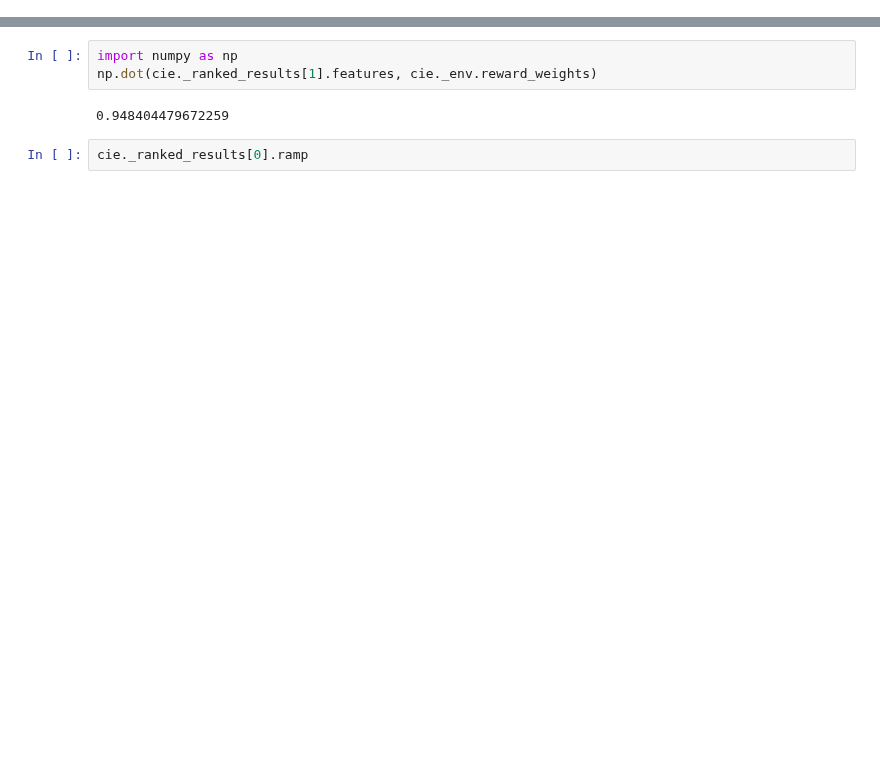
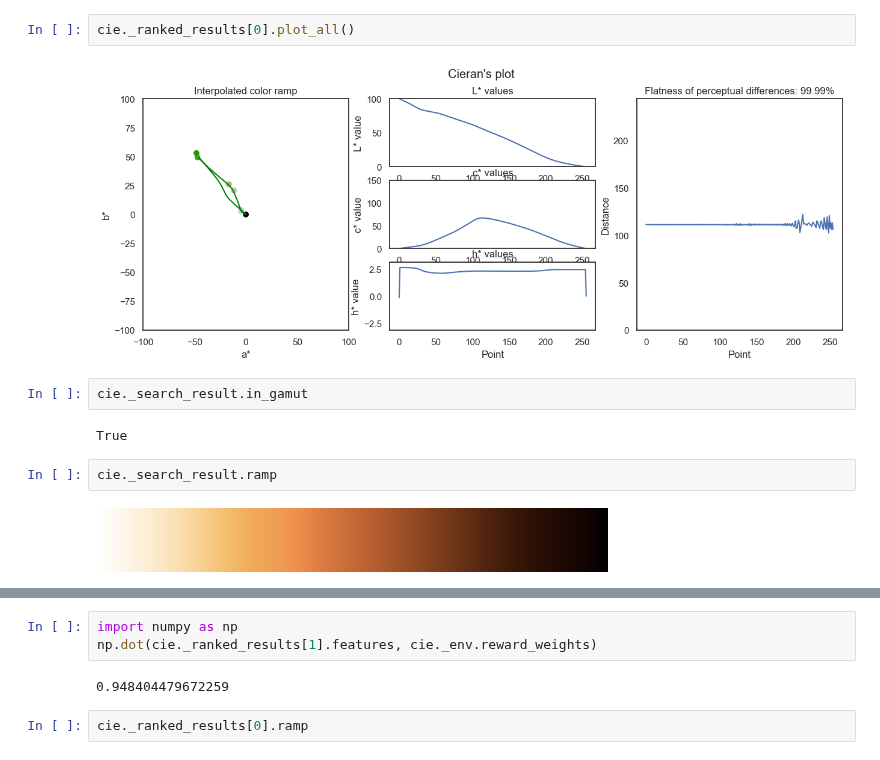
Before and after one commit to matthhong/cieran, a Jupyter notebook: Cieran.ipynb, the cells around one changed output, grey strips where cells are left out. Cells and saved outputs as stored; diff of their text form; blank space fills up the shorter version.

```diff
--- a/Cieran.ipynb
+++ b/Cieran.ipynb
@@ -46,0 +26,12 @@ cie.data
+# %%
+cie._ranked_results[0].plot_all()
+# %% [output]
+[figure, added]
+# %%
+cie._search_result.in_gamut
+# %% [output]
+True
+# %%
+cie._search_result.ramp
+# %% [output]
+[figure, added]
```
Also changed, not shown: parts of 30 cells of this notebook, 8 other files.
